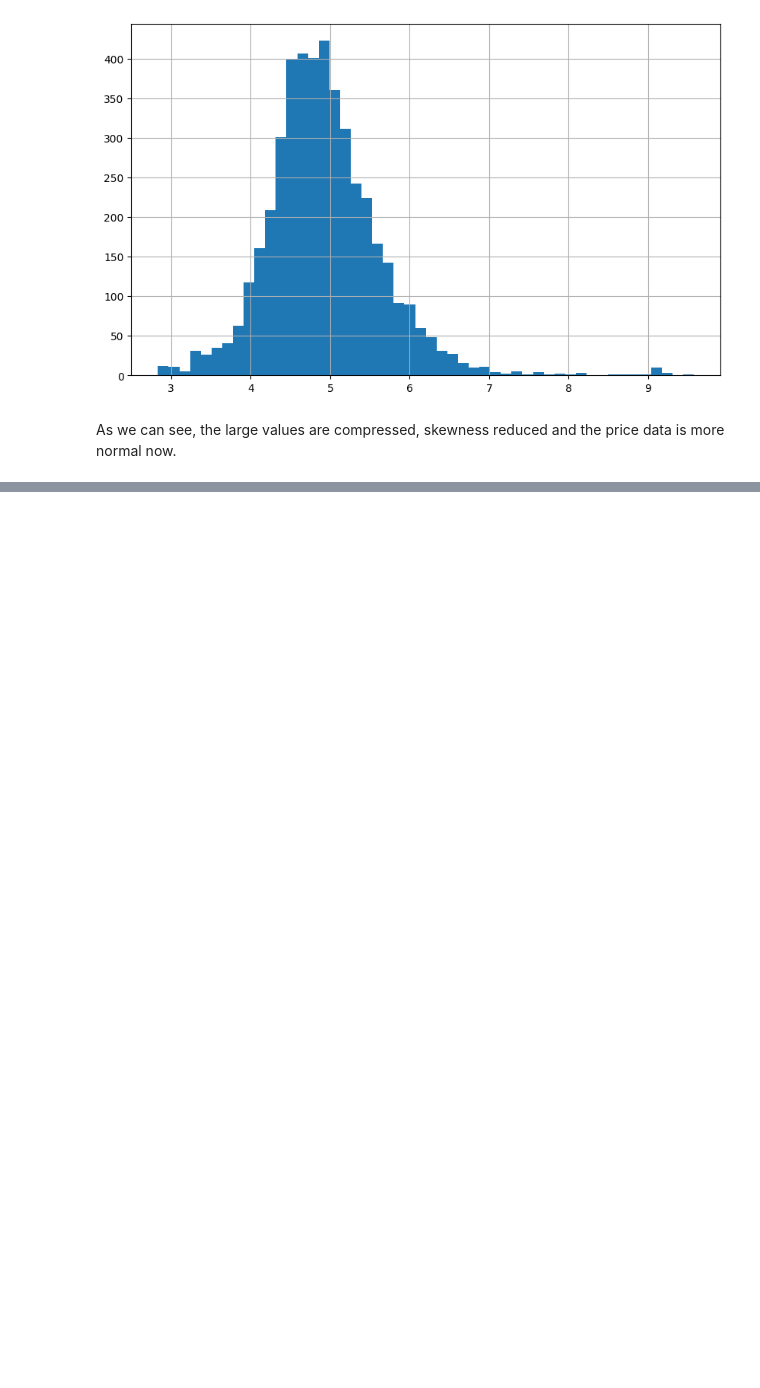
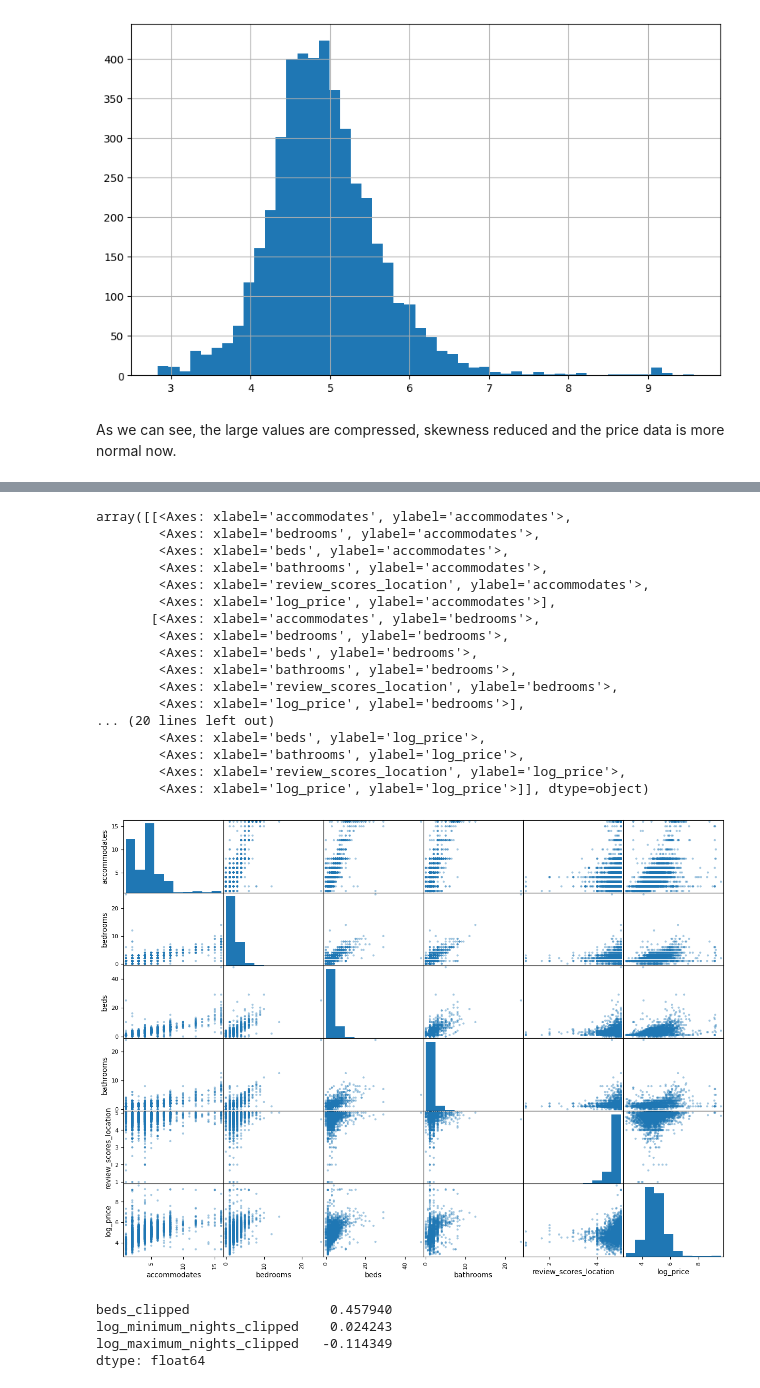
Before and after one commit to Batujan/Airbnb_Basque_Country_Price_Prediction, a Jupyter notebook: notebooks/01_data_exploration.ipynb, the cells around one changed output, grey strips where cells are left out. Cells and saved outputs as stored; diff of their text form; code cells hidden in the pictures; blank space fills up the shorter version.

```diff
--- a/notebooks/01_data_exploration.ipynb
+++ b/notebooks/01_data_exploration.ipynb
@@ -377,0 +335,38 @@ Index(['host_name', 'host_since', 'host_location', 'host_response_time',
+# %%
+from pandas.plotting import scatter_matrix
+
+attributes = [
+    "accommodates",
+    "bedrooms",
+    "beds",
+    "bathrooms",
+    "review_scores_location"
+]
+df_plot = pd.concat(
+    [X_train[attributes], np.log1p(y_train).rename("log_price")],
+    axis=1
+)
+scatter_matrix(
+    df_plot,
+    figsize=(15,11),
+    alpha=0.4
+)
+# %% [output]
+array([[<Axes: xlabel='accommodates', ylabel='accommodates'>,
+        <Axes: xlabel='bedrooms', ylabel='accommodates'>,
+        <Axes: xlabel='beds', ylabel='accommodates'>,
+        <Axes: xlabel='bathrooms', ylabel='accommodates'>,
+        <Axes: xlabel='review_scores_location', ylabel='accommodates'>,
+        <Axes: xlabel='log_price', ylabel='accommodates'>],
+       [<Axes: xlabel='accommodates', ylabel='bedrooms'>,
+        <Axes: xlabel='bedrooms', ylabel='bedrooms'>,
+        <Axes: xlabel='beds', ylabel='bedrooms'>,
+        <Axes: xlabel='bathrooms', ylabel='bedrooms'>,
+        <Axes: xlabel='review_scores_location', ylabel='bedrooms'>,
+        <Axes: xlabel='log_price', ylabel='bedrooms'>],
+... (20 lines left out)
+        <Axes: xlabel='beds', ylabel='log_price'>,
+        <Axes: xlabel='bathrooms', ylabel='log_price'>,
+        <Axes: xlabel='review_scores_location', ylabel='log_price'>,
+        <Axes: xlabel='log_price', ylabel='log_price'>]], dtype=object)
+[figure, added]
@@ -377,0 +379,8 @@ Index(['host_name', 'host_since', 'host_location', 'host_response_time',
+# %%
+tmp = clip_candidates.copy()
+tmp.corrwith(np.log1p(y_train)).sort_values(ascending=False)
+# %% [output]
+beds_clipped                  0.457940
+log_minimum_nights_clipped    0.024243
+log_maximum_nights_clipped   -0.114349
+dtype: float64
```
Also changed, not shown: parts of 36 cells of this notebook.
